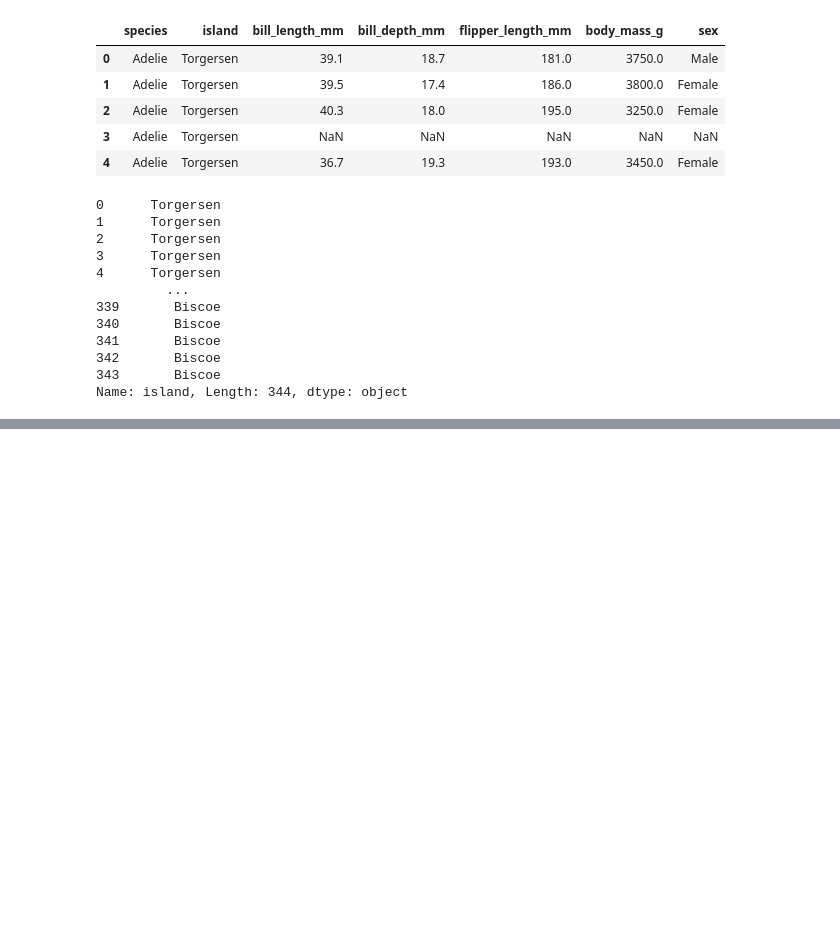
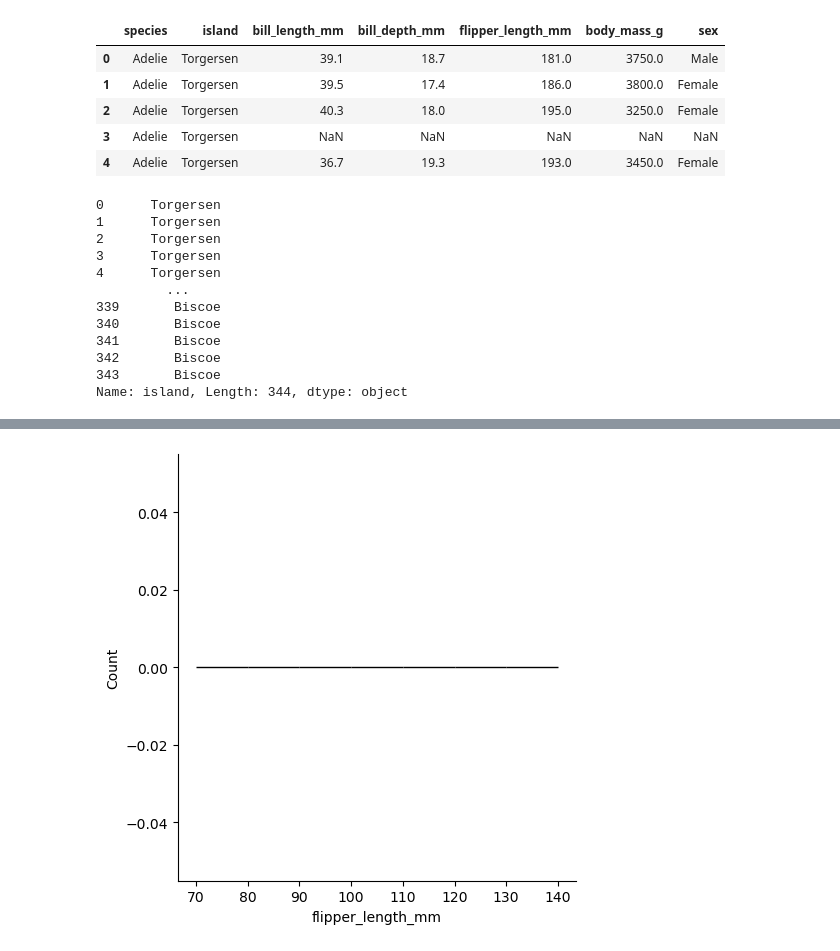
Before and after one commit to bilalramzan01/AI-Engineering-by-The-iScale, a Jupyter notebook: Python for Ai Engineering/unit 14 - Matplotlib and Seaborn/Matplotlib and Seaborn.ipynb, the cells around one changed output, grey strips where cells are left out. Cells and saved outputs as stored; diff of their text form; code cells hidden in the pictures; blank space fills up the shorter version.

```diff
--- a/Python for Ai Engineering/unit 14 - Matplotlib and Seaborn/Matplotlib and Seaborn.ipynb
+++ b/Python for Ai Engineering/unit 14 - Matplotlib and Seaborn/Matplotlib and Seaborn.ipynb
@@ -149,0 +160,5 @@ ValueError: Could not interpret value `island` for `hue`. Value is a string, but
+# %%
+sns.displot(df1['flipper_length_mm'], bins=[70,80,90,100,110,120,130,140])
+plt.show()
+# %% [output]
+[figure, added]
```
Also changed, not shown: parts of 3 cells of this notebook.
